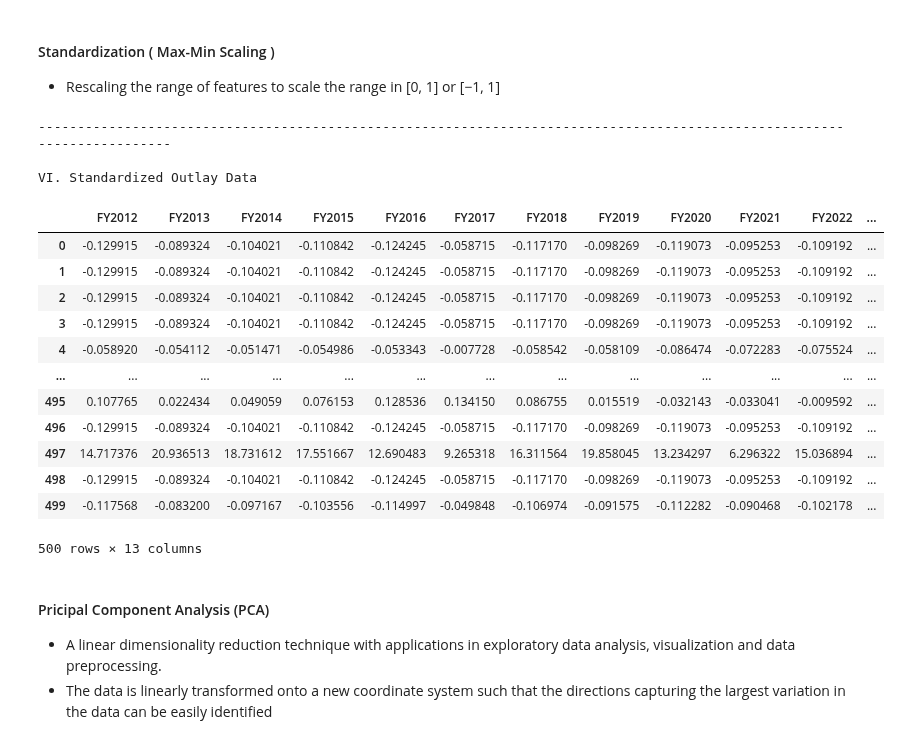
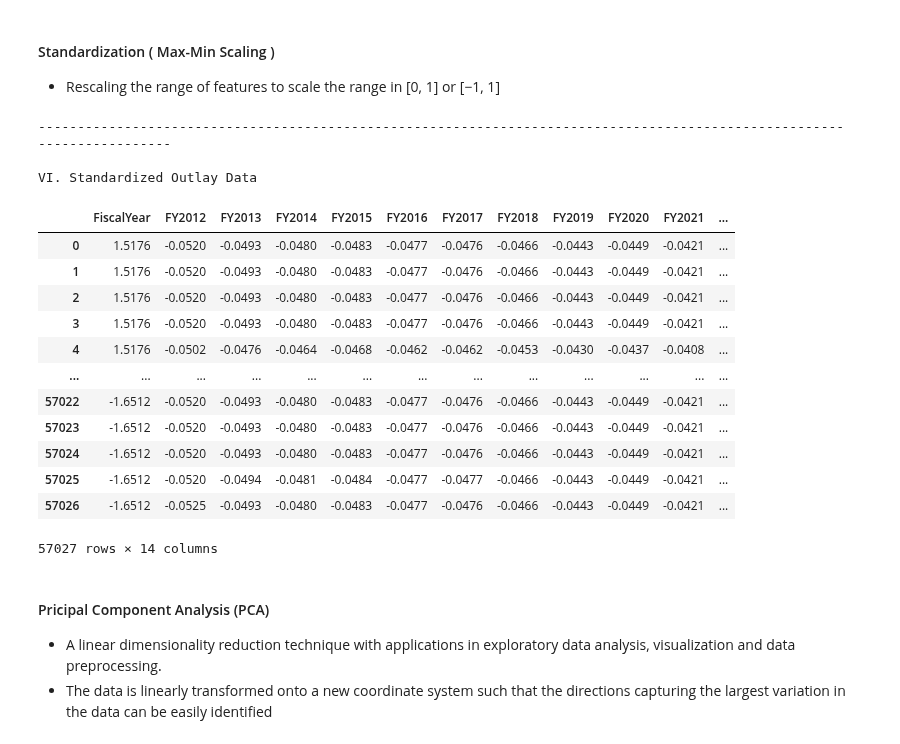
Before and after one commit to is-leeroy-jenkins/BudgetPy, a Jupyter notebook: ipynb/OutlayProjector.ipynb, the cells around one changed output. Saved outputs shown, nothing was run; the diff lists cells and outputs as text; code cells hidden in the pictures.

```diff
--- a/ipynb/OutlayProjector.ipynb
+++ b/ipynb/OutlayProjector.ipynb
@@ -150,25 +266,25 @@ ___
 - Summarizes numerical and categorical data in a concise and informative manner.
 - Uses metrics such as measures of center, variability, shape, and location, to describe key features of the data.
 # %%
-numeric_cols = ['FiscalYear',] + [ col for col in df_dataset.columns if col.startswith( "FY" ) ]
-df_desc_stats = df_dataset[numeric_cols ].fillna(0 )
+numeric_cols = ['FiscalYear',] + [ col for col in df_subset.columns if col.startswith( "FY" ) ]
+df_numeric = df_subset[numeric_cols ].fillna( 0 )
 descriptive_stats = {
-    "Mean": df_desc_stats.mean( ).round(2 ),
-    "Median": df_desc_stats.median( ).round(2 ),
-    "Mode": df_desc_stats.mode( ).iloc[0 ].round(2 ),
-    "Standard Deviation": df_desc_stats.std( ).round(2 ),
-    "Variance": df_desc_stats.var( ).round(2 ),
-    "Q1 (25%)": df_desc_stats.quantile(0.25 ).round(2 ),
-    "Q3 (75%)": df_desc_stats.quantile(0.75 ).round(2 ),
-    "IQR": (df_desc_stats.quantile(0.75 ) - df_desc_stats.quantile(0.25 )).round(2 ),
+    "Mean": df_numeric.mean( ).round(2 ),
+    "Median": df_numeric.median( ).round(2 ),
+    "Mode": df_numeric.mode( ).iloc[0 ].round(2 ),
+    "Standard Deviation": df_numeric.std( ).round(2 ),
+    "Variance": df_numeric.var( ).round(2 ),
+    "Q1 (25%)": df_numeric.quantile(0.25 ).round(2 ),
+    "Q3 (75%)": df_numeric.quantile(0.75 ).round(2 ),
+    "IQR": (df_numeric.quantile(0.75 ) - df_numeric.quantile(0.25 )),
 }
 
 print( hdr )
-print('I. Descriptive Statistics Data Table')
+print('I. Descriptive Data')
 print( nwln )
 
-df_desc_stats = pd.DataFrame(descriptive_stats)
-df_desc_stats
+df_descriptive = pd.DataFrame(descriptive_stats)
+df_descriptive
 # %% [output]
 ------------------------------------------------------------------------------------------------------------------------
 
@@ -284,17 +405,3 @@ NameError: name 'stats' is not defined
 # %% [markdown]
 ## IV. Feature Engineering
 ___
-# %%
-# 1. Load necessary columns and optimize processing
-df_dataset = pd.read_excel(file_path_outlays, sheet_name='Data',
-	usecols=['FiscalYear', 'AgencyName'] + [f"FY{i}" for i in range(2012, 2025)], nrows=500)
-
-# 2. Selecting numerical columns
-numeric_cols = [ col for col in df_dataset.columns if col.startswith( "FY" ) ]
-df_numeric = df_dataset[numeric_cols ].fillna(0 )
-
-print( hdr )
-print( 'IV. Oringinal Outlay Data')
-print( nwln )
-
-df_numeric
@@ -351,30 +465,28 @@ V. Normalized Outlay Data
 # %%
 standardizer = StandardScaler()
 df_standardized = pd.DataFrame(standardizer.fit_transform(df_numeric ), columns=df_numeric.columns )
-df_standardized.round(2)
-
 print( hdr )
 print( 'VI. Standardized Outlay Data')
 print( nwln )
 
-df_standardized
+df_standardized.round( 4 )
 # %% [output]
 ------------------------------------------------------------------------------------------------------------------------
 
 VI. Standardized Outlay Data
-|  | FY2012 | FY2013 | FY2014 | FY2015 | FY2016 | FY2017 | FY2018 | FY2019 | FY2020 | FY2021 | FY2022 | ... |
-| 0 | -0.129915 | -0.089324 | -0.104021 | -0.110842 | -0.124245 | -0.058715 | -0.117170 | -0.098269 | -0.119073 | -0.095253 | -0.109192 | ... |
-| 1 | -0.129915 | -0.089324 | -0.104021 | -0.110842 | -0.124245 | -0.058715 | -0.117170 | -0.098269 | -0.119073 | -0.095253 | -0.109192 | ... |
-| 2 | -0.129915 | -0.089324 | -0.104021 | -0.110842 | -0.124245 | -0.058715 | -0.117170 | -0.098269 | -0.119073 | -0.095253 | -0.109192 | ... |
-| 3 | -0.129915 | -0.089324 | -0.104021 | -0.110842 | -0.124245 | -0.058715 | -0.117170 | -0.098269 | -0.119073 | -0.095253 | -0.109192 | ... |
-| 4 | -0.058920 | -0.054112 | -0.051471 | -0.054986 | -0.053343 | -0.007728 | -0.058542 | -0.058109 | -0.086474 | -0.072283 | -0.075524 | ... |
+|  | FiscalYear | FY2012 | FY2013 | FY2014 | FY2015 | FY2016 | FY2017 | FY2018 | FY2019 | FY2020 | FY2021 | ... |
+| 0 | 1.5176 | -0.0520 | -0.0493 | -0.0480 | -0.0483 | -0.0477 | -0.0476 | -0.0466 | -0.0443 | -0.0449 | -0.0421 | ... |
+| 1 | 1.5176 | -0.0520 | -0.0493 | -0.0480 | -0.0483 | -0.0477 | -0.0476 | -0.0466 | -0.0443 | -0.0449 | -0.0421 | ... |
+| 2 | 1.5176 | -0.0520 | -0.0493 | -0.0480 | -0.0483 | -0.0477 | -0.0476 | -0.0466 | -0.0443 | -0.0449 | -0.0421 | ... |
+| 3 | 1.5176 | -0.0520 | -0.0493 | -0.0480 | -0.0483 | -0.0477 | -0.0476 | -0.0466 | -0.0443 | -0.0449 | -0.0421 | ... |
+| 4 | 1.5176 | -0.0502 | -0.0476 | -0.0464 | -0.0468 | -0.0462 | -0.0462 | -0.0453 | -0.0430 | -0.0437 | -0.0408 | ... |
 | ... | ... | ... | ... | ... | ... | ... | ... | ... | ... | ... | ... | ... |
-| 495 | 0.107765 | 0.022434 | 0.049059 | 0.076153 | 0.128536 | 0.134150 | 0.086755 | 0.015519 | -0.032143 | -0.033041 | -0.009592 | ... |
-| 496 | -0.129915 | -0.089324 | -0.104021 | -0.110842 | -0.124245 | -0.058715 | -0.117170 | -0.098269 | -0.119073 | -0.095253 | -0.109192 | ... |
-| 497 | 14.717376 | 20.936513 | 18.731612 | 17.551667 | 12.690483 | 9.265318 | 16.311564 | 19.858045 | 13.234297 | 6.296322 | 15.036894 | ... |
-| 498 | -0.129915 | -0.089324 | -0.104021 | -0.110842 | -0.124245 | -0.058715 | -0.117170 | -0.098269 | -0.119073 | -0.095253 | -0.109192 | ... |
-| 499 | -0.117568 | -0.083200 | -0.097167 | -0.103556 | -0.114997 | -0.049848 | -0.106974 | -0.091575 | -0.112282 | -0.090468 | -0.102178 | ... |
+| 57022 | -1.6512 | -0.0520 | -0.0493 | -0.0480 | -0.0483 | -0.0477 | -0.0476 | -0.0466 | -0.0443 | -0.0449 | -0.0421 | ... |
+| 57023 | -1.6512 | -0.0520 | -0.0493 | -0.0480 | -0.0483 | -0.0477 | -0.0476 | -0.0466 | -0.0443 | -0.0449 | -0.0421 | ... |
+| 57024 | -1.6512 | -0.0520 | -0.0493 | -0.0480 | -0.0483 | -0.0477 | -0.0476 | -0.0466 | -0.0443 | -0.0449 | -0.0421 | ... |
+| 57025 | -1.6512 | -0.0520 | -0.0494 | -0.0481 | -0.0484 | -0.0477 | -0.0477 | -0.0466 | -0.0443 | -0.0449 | -0.0421 | ... |
+| 57026 | -1.6512 | -0.0525 | -0.0493 | -0.0480 | -0.0483 | -0.0477 | -0.0476 | -0.0466 | -0.0443 | -0.0449 | -0.0421 | ... |
-500 rows × 13 columns
+57027 rows × 14 columns
 # %% [markdown]
 #### Pricipal Component Analysis (PCA)
 - A linear dimensionality reduction technique with applications in exploratory data analysis, visualization and data preprocessing.
```
Also changed, not shown: parts of 71 cells of this notebook, 3 other files.
